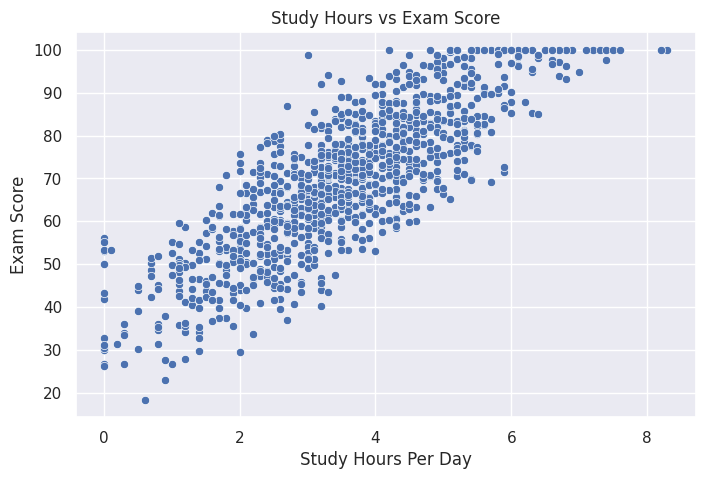
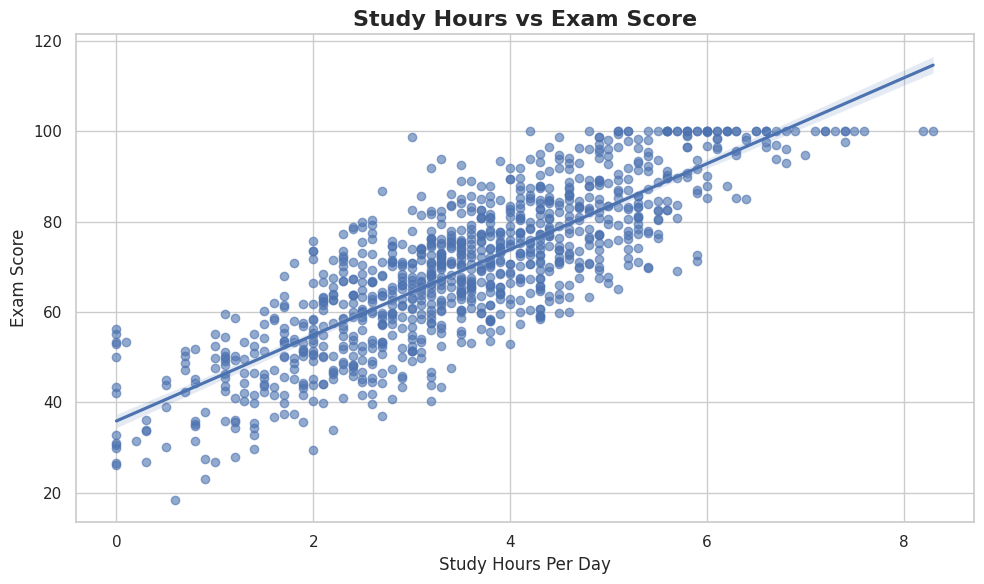
Unified diff of the notebook cell whose output changed from the first chart to the second:
--- before
+++ after
@@ -1,15 +1,27 @@
-plt.figure(figsize=(8,5))
+plt.figure(figsize=(10,6))
 
-sns.scatterplot(
+sns.regplot(
     data=df,
     x="study_hours_per_day",
-    y="exam_score"
+    y="exam_score",
+    scatter_kws={"alpha":0.6}
 )
 
-plt.title("Study Hours vs Exam Score")
-plt.xlabel("Study Hours Per Day")
-plt.ylabel("Exam Score")
+plt.title(
+    "Study Hours vs Exam Score",
+    fontsize=16,
+    fontweight="bold"
+)
 
-plt.savefig("../images/study_vs_score.png")
+plt.xlabel("Study Hours Per Day", fontsize=12)
+plt.ylabel("Exam Score", fontsize=12)
+
+plt.tight_layout()
+
+plt.savefig(
+    "../image/study_vs_score.png",
+    dpi=300,
+    bbox_inches="tight"
+)
 
 plt.show()

Commit: Improve EDA visualizations and reorganize images